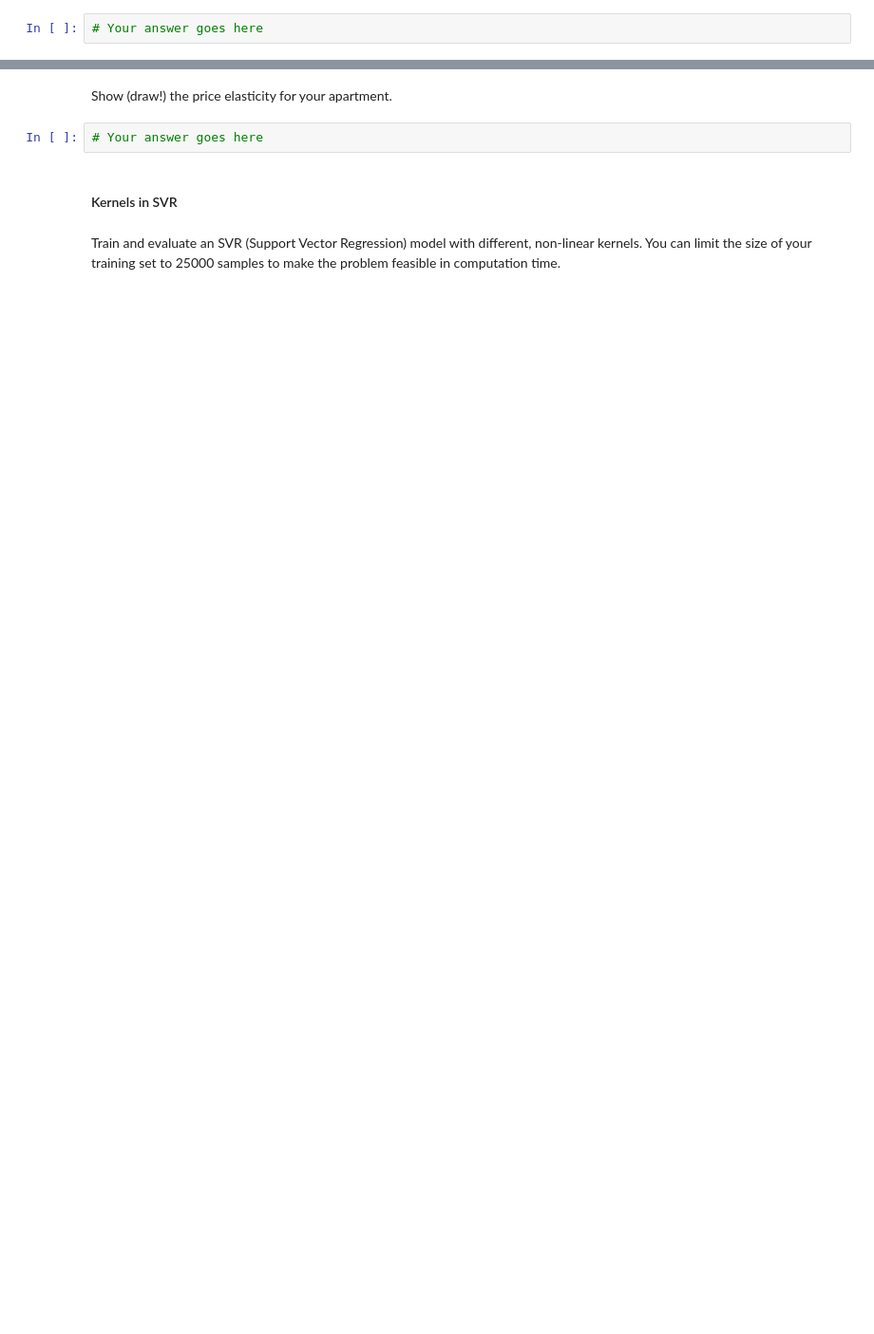
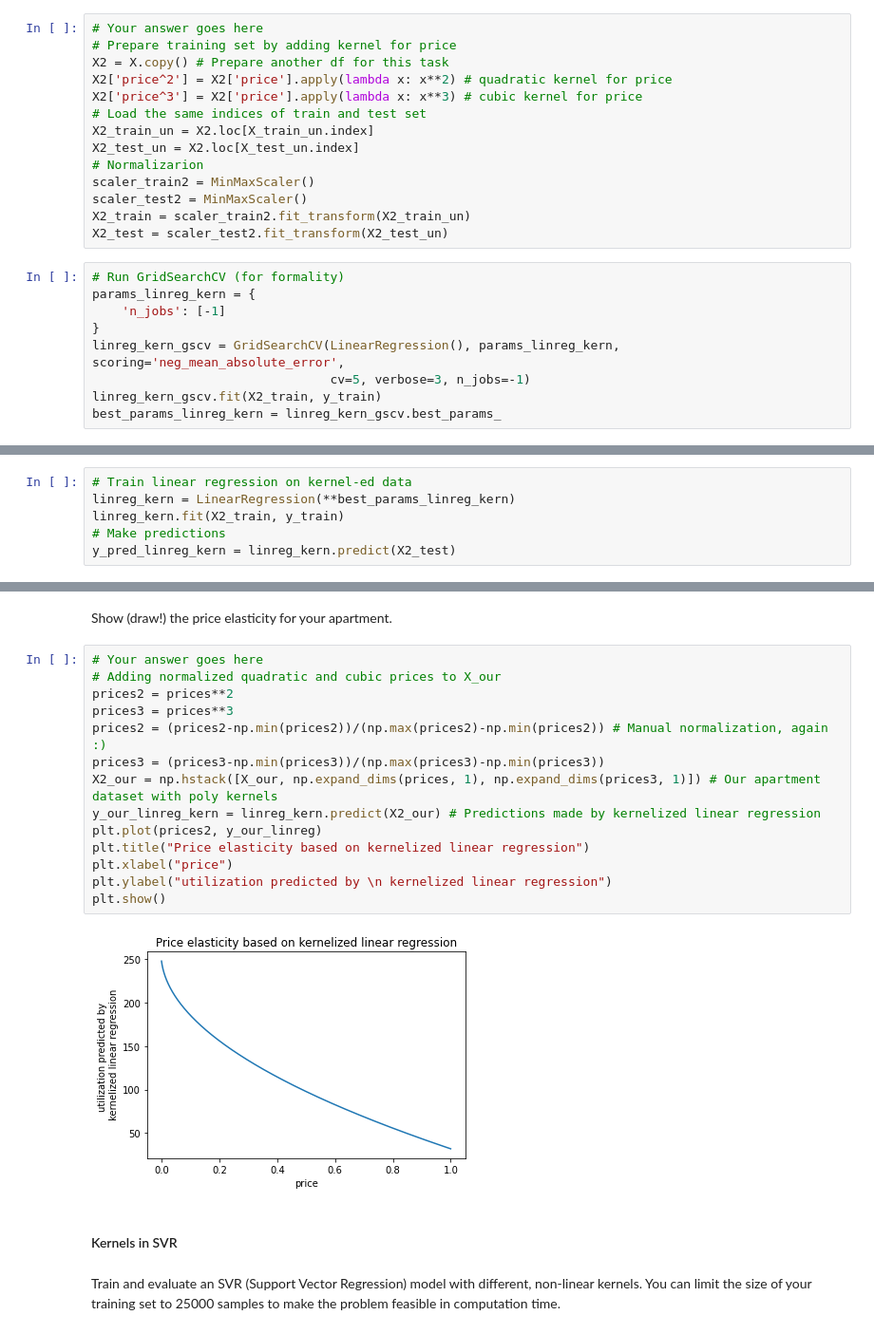
Before and after one commit to mnghiap/ids22, a Jupyter notebook: assignment1/assignment_1.ipynb, the cells around one changed output, grey strips where cells are left out. Shown: that part at 95% size. Saved outputs shown, nothing was run; the diff lists cells and outputs as text; blank space fills up the shorter version.

```diff
--- a/assignment1/assignment_1.ipynb
+++ b/assignment1/assignment_1.ipynb
@@ -682,3 +719,24 @@ You realize that learning linear relationships only provides limited performance
 Use a transformation of the price and a regression to incorporate non-linear relationships, as learned in the lecture. You can try different kernel functions, but at least you should use one quadratic kernel.
 # %%
 # Your answer goes here
+# Prepare training set by adding kernel for price
+X2 = X.copy() # Prepare another df for this task
+X2['price^2'] = X2['price'].apply(lambda x: x**2) # quadratic kernel for price
+X2['price^3'] = X2['price'].apply(lambda x: x**3) # cubic kernel for price
+# Load the same indices of train and test set
+X2_train_un = X2.loc[X_train_un.index]
+X2_test_un = X2.loc[X_test_un.index]
+# Normalizarion
+scaler_train2 = MinMaxScaler()
+scaler_test2 = MinMaxScaler()
+X2_train = scaler_train2.fit_transform(X2_train_un)
+X2_test = scaler_test2.fit_transform(X2_test_un)
+# %%
+# Run GridSearchCV (for formality)
+params_linreg_kern = {
+    'n_jobs': [-1]
+}
+linreg_kern_gscv = GridSearchCV(LinearRegression(), params_linreg_kern, scoring='neg_mean_absolute_error',
+                                cv=5, verbose=3, n_jobs=-1)
+linreg_kern_gscv.fit(X2_train, y_train)
+best_params_linreg_kern = linreg_kern_gscv.best_params_
@@ -685,3 +745,9 @@ Use a transformation of the price and a regression to incorporate non-linear rel
+# %%
+# Train linear regression on kernel-ed data
+linreg_kern = LinearRegression(**best_params_linreg_kern)
+linreg_kern.fit(X2_train, y_train)
+# Make predictions
+y_pred_linreg_kern = linreg_kern.predict(X2_test)
 # %% [markdown]
 What is the mean absolute error achieved on the test data?
 # %%
@@ -690,6 +760,20 @@ What is the mean absolute error achieved on the test data?
 Show (draw!) the price elasticity for your apartment.
 # %%
 # Your answer goes here
+# Adding normalized quadratic and cubic prices to X_our
+prices2 = prices**2
+prices3 = prices**3
+prices2 = (prices2-np.min(prices2))/(np.max(prices2)-np.min(prices2)) # Manual normalization, again :)
+prices3 = (prices3-np.min(prices3))/(np.max(prices3)-np.min(prices3))
+X2_our = np.hstack([X_our, np.expand_dims(prices, 1), np.expand_dims(prices3, 1)]) # Our apartment dataset with poly kernels
+y_our_linreg_kern = linreg_kern.predict(X2_our) # Predictions made by kernelized linear regression
+plt.plot(prices2, y_our_linreg)
+plt.title("Price elasticity based on kernelized linear regression")
+plt.xlabel("price")
+plt.ylabel("utilization predicted by \n kernelized linear regression")
+plt.show()
+# %% [output]
+[figure, added]
 # %% [markdown]
 #### Kernels in SVR
 # %% [markdown]
```
Also changed, not shown: parts of 30 cells of this notebook.
